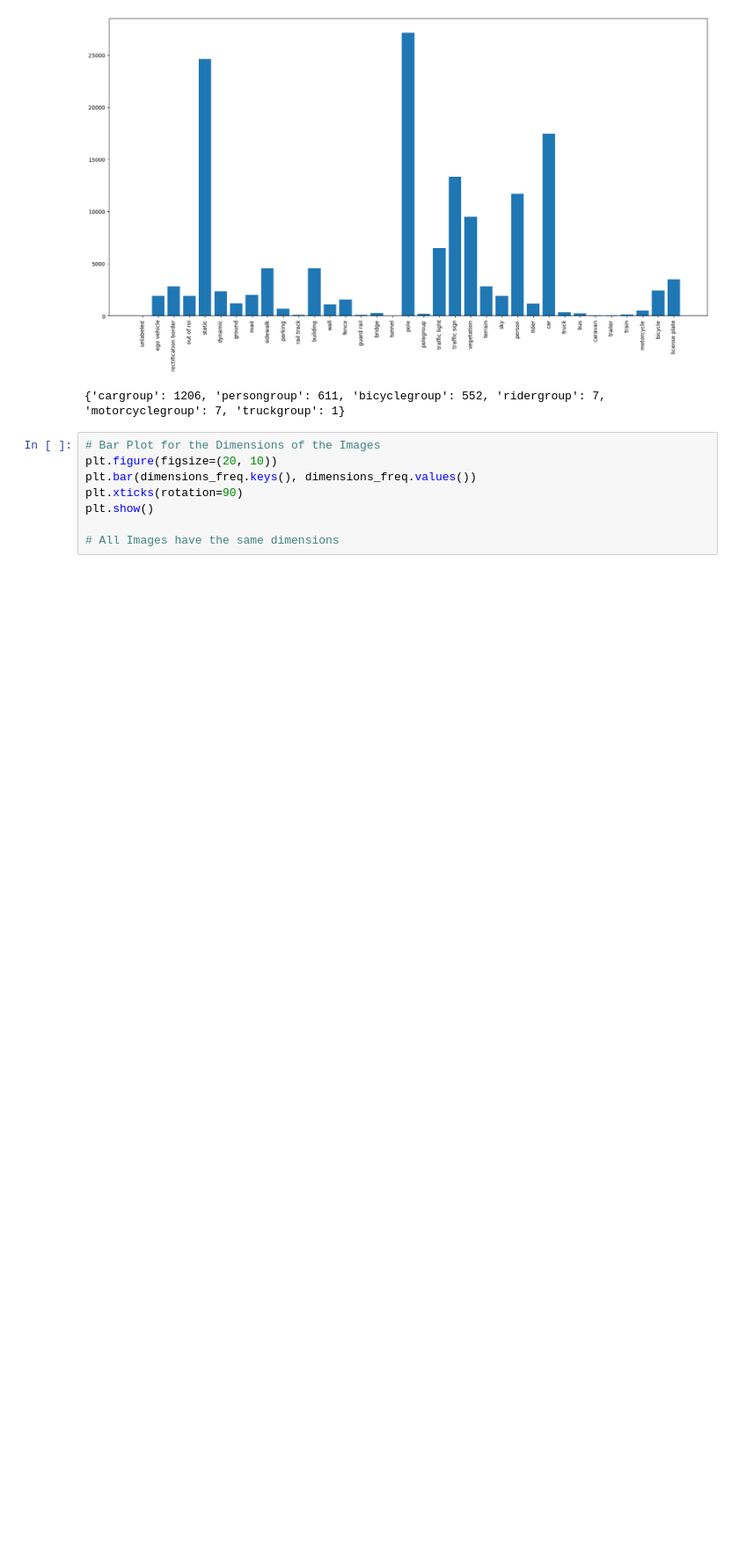
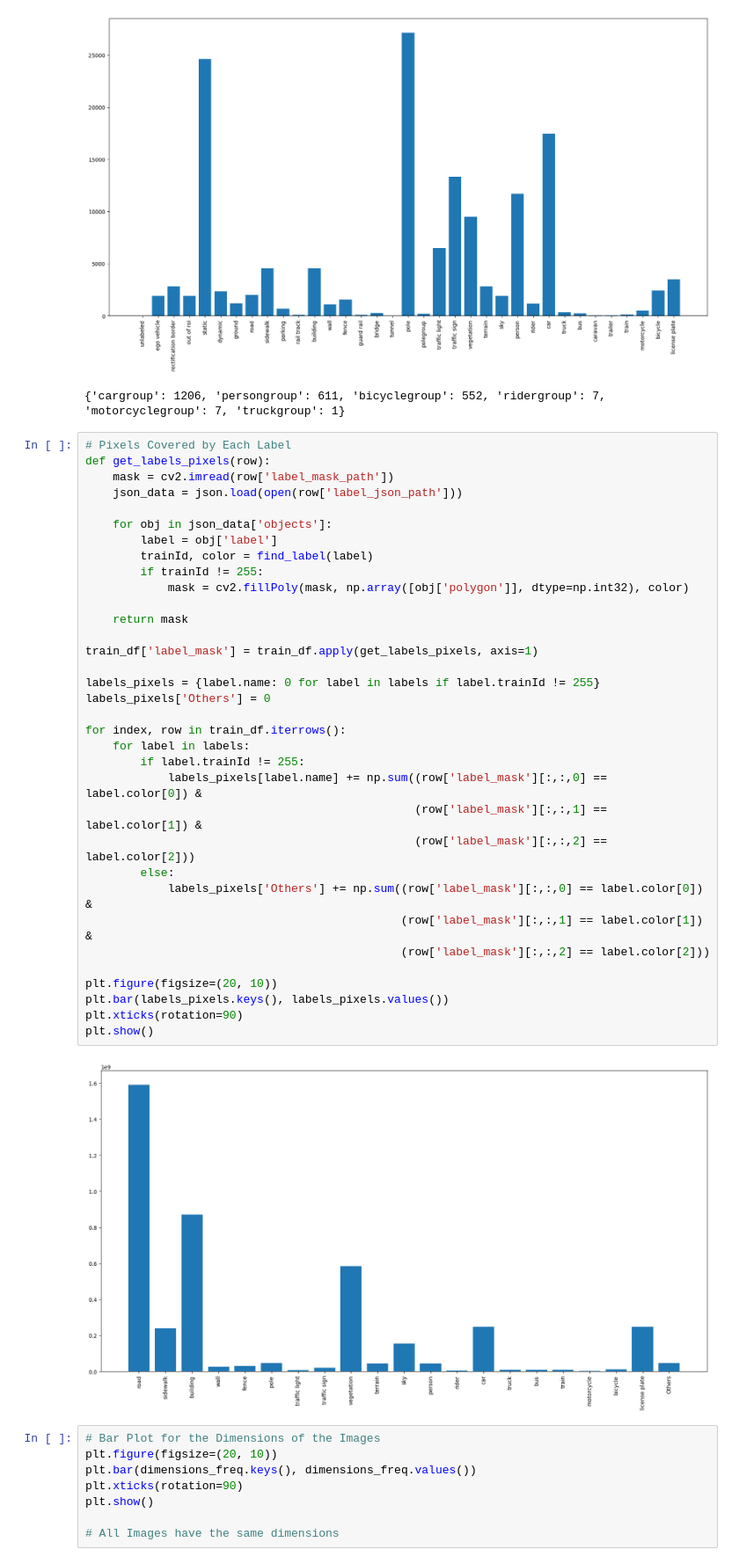
Before and after one commit to YoussifKhaled/Cityscapes_Semantic_Segmentor, a Jupyter notebook: Source Code/Cityscapes_Base.ipynb, the cells around one changed output. Shown: that part at 88% size. Saved outputs shown, nothing was run; the diff lists cells and outputs as text; blank space fills up the shorter version.

```diff
--- a/Source Code/Cityscapes_Base.ipynb
+++ b/Source Code/Cityscapes_Base.ipynb
@@ -254,6 +254,42 @@ print(labels_not_found)
 # %% [output]
 [figure]
 {'cargroup': 1206, 'persongroup': 611, 'bicyclegroup': 552, 'ridergroup': 7, 'motorcyclegroup': 7, 'truckgroup': 1}
+# %%
+# Pixels Covered by Each Label
+def get_labels_pixels(row):
+    mask = cv2.imread(row['label_mask_path'])
+    json_data = json.load(open(row['label_json_path']))
+
+    for obj in json_data['objects']:
+        label = obj['label']
+        trainId, color = find_label(label)
+        if trainId != 255:
+            mask = cv2.fillPoly(mask, np.array([obj['polygon']], dtype=np.int32), color)
+
+    return mask
+
+train_df['label_mask'] = train_df.apply(get_labels_pixels, axis=1)
+
+labels_pixels = {label.name: 0 for label in labels if label.trainId != 255}
+labels_pixels['Others'] = 0
+
+for index, row in train_df.iterrows():
+    for label in labels:
+        if label.trainId != 255:
+            labels_pixels[label.name] += np.sum((row['label_mask'][:,:,0] == label.color[0]) &
+                                                (row['label_mask'][:,:,1] == label.color[1]) &
+                                                (row['label_mask'][:,:,2] == label.color[2]))
+        else:
+            labels_pixels['Others'] += np.sum((row['label_mask'][:,:,0] == label.color[0]) &
+                                              (row['label_mask'][:,:,1] == label.color[1]) &
+                                              (row['label_mask'][:,:,2] == label.color[2]))
+
+plt.figure(figsize=(20, 10))
+plt.bar(labels_pixels.keys(), labels_pixels.values())
+plt.xticks(rotation=90)
+plt.show()
+# %% [output]
+[figure, added]
 # %%
 # Bar Plot for the Dimensions of the Images
 plt.figure(figsize=(20, 10))
```
Also changed, not shown: parts of 6 cells of this notebook.
